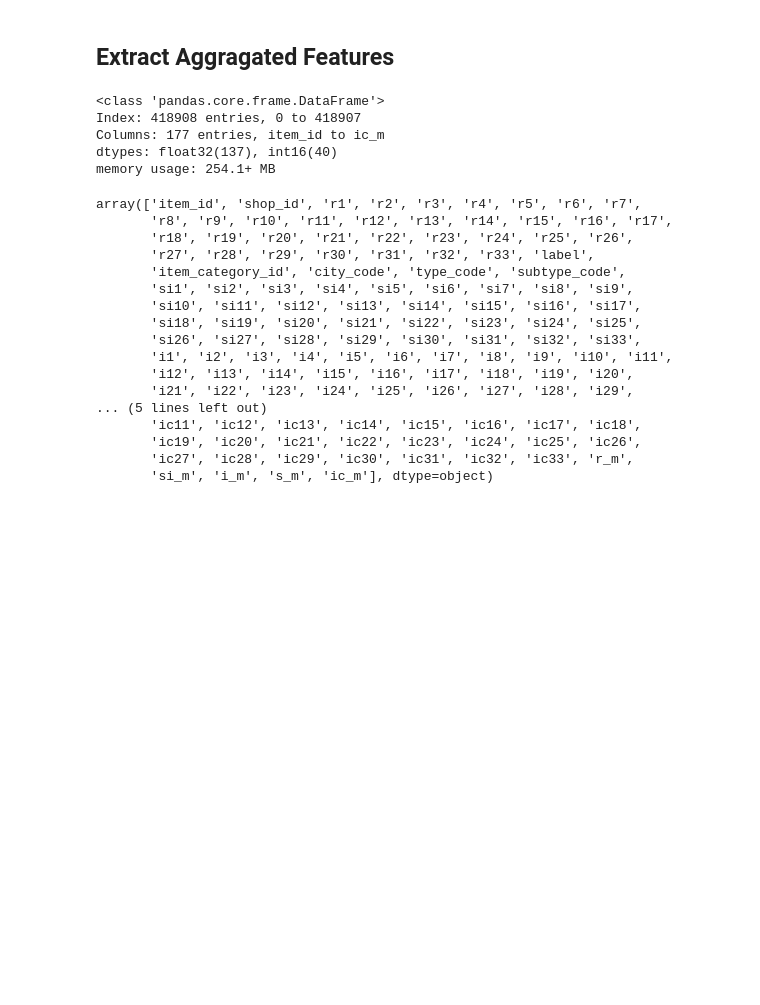
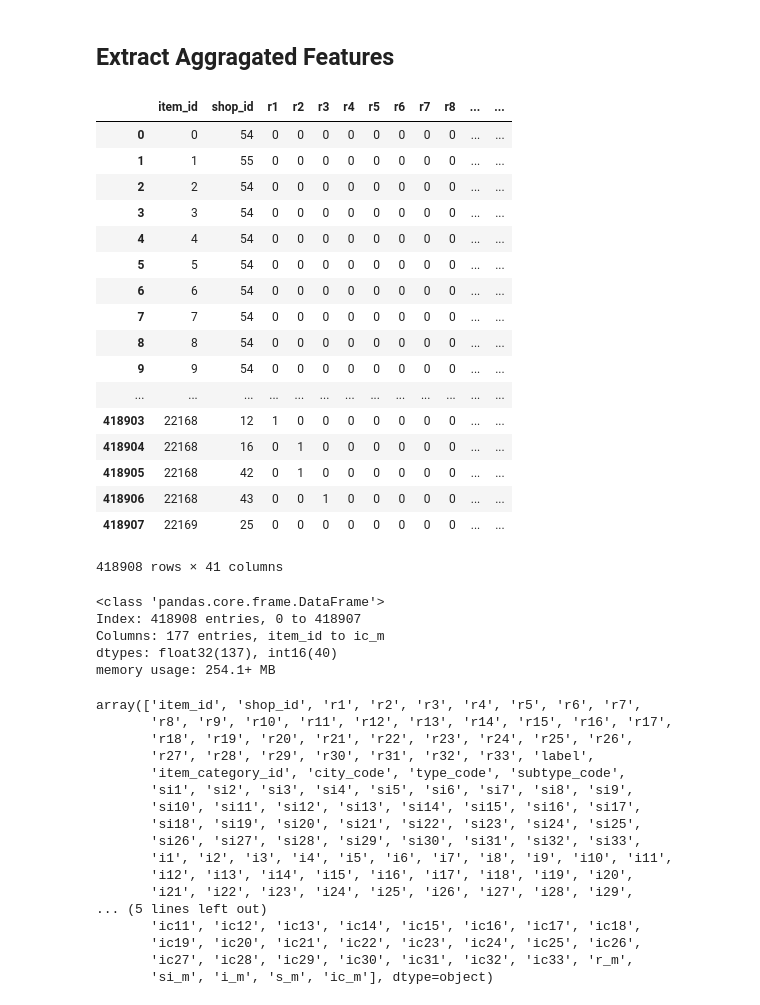
Before and after one commit to blessingkoketso/kaggle-competitive-data-science-predict-future-sales, a Jupyter notebook: solution/predict_future_sales_solution_2_xgb.ipynb, the cells around one changed output. Cells and saved outputs as stored; diff of their text form; code cells hidden in the pictures; blank space fills up the shorter version.

```diff
--- a/solution/predict_future_sales_solution_2_xgb.ipynb
+++ b/solution/predict_future_sales_solution_2_xgb.ipynb
@@ -44,4 +44,0 @@ sales_df['item_cnt_day'] = sales_df['item_cnt_day'].astype('int16')
-# %%
-item_df['item_id'] = item_df['item_id'].astype('int16')
-item_df['item_name'] = item_df['item_name'].astype('str')
-item_df['item_category_id'] = item_df['item_category_id'].astype('int16')
@@ -54,3 +47,15 @@ category_df['item_category_id'] = category_df['item_category_id'].astype('int16'
+# %%
+sales_df = _transfer_type(sales_df, ['date_block_num', 'shop_id', 'item_id', 'item_cnt_day'], 'int16')
+sales_df = _transfer_type(sales_df, ['item_price'], 'float32')
+
+item_df = _transfer_type(item_df, ['item_id', 'item_category_id'], 'int16')
+item_df['item_name'] = item_df['item_name'].astype('str')
+
+shop_df['shop_name'] = shop_df['shop_name'].astype('str')
+shop_df['shop_id'] = shop_df['shop_id'].astype('int16')
+
+category_df['item_category_name'] = category_df['item_category_name'].astype('str')
+category_df['item_category_id'] = category_df['item_category_id'].astype('int16')
 # %% [markdown]
 ### Clear the data out of range
 # %%
@@ -162,3 +152,8 @@ category_df['subtype_code'] = encoder.transform(category_df['subtype'])
 sales_record_df = pd.merge(sales_record_df, item_df, on=['item_id'], how='left')
 sales_record_df = pd.merge(sales_record_df, shop_df, on=['shop_id'], how='left')
 sales_record_df = pd.merge(sales_record_df, category_df, on=['item_category_id'], how='left')
+
+sales_record_df = sales_record_df.drop(['city', 'type', 'subtype', 'item_name', 'shop_name', 'item_category_name'], axis=1)
+sales_record_df = _transfer_type(sales_record_df, ['item_category_id', 'city_code', 'type_code', 'subtype_code'], 'int16')
+
+sales_record_df.info()
@@ -177,8 +178,3 @@ sales_record_df = sales_record_df.drop(['city', 'type', 'subtype', 'item_name',
-# %%
-sales_record_df['item_category_id'] = sales_record_df['item_category_id'].astype('int16')
-sales_record_df['city_code'] = sales_record_df['city_code'].astype('int16')
-sales_record_df['type_code'] = sales_record_df['type_code'].astype('int16')
-sales_record_df['subtype_code'] = sales_record_df['subtype_code'].astype('int16')
 # %% [markdown]
 ## Extract Aggragated Features
 # %%
@@ -209,6 +205,27 @@ def _mean(df, prefix):
     df[prefix+'_m'] = df[arr].mean()
     df[prefix+'_m'] = df[prefix+'_m'].astype('float32')
     return df
+# %%
+_mean(sales_record_df, 'r')
+# %% [output]
+|  | item_id | shop_id | r1 | r2 | r3 | r4 | r5 | r6 | r7 | r8 | ... | ... |
+| 0 | 0 | 54 | 0 | 0 | 0 | 0 | 0 | 0 | 0 | 0 | ... | ... |
+| 1 | 1 | 55 | 0 | 0 | 0 | 0 | 0 | 0 | 0 | 0 | ... | ... |
+| 2 | 2 | 54 | 0 | 0 | 0 | 0 | 0 | 0 | 0 | 0 | ... | ... |
+| 3 | 3 | 54 | 0 | 0 | 0 | 0 | 0 | 0 | 0 | 0 | ... | ... |
+| 4 | 4 | 54 | 0 | 0 | 0 | 0 | 0 | 0 | 0 | 0 | ... | ... |
+| 5 | 5 | 54 | 0 | 0 | 0 | 0 | 0 | 0 | 0 | 0 | ... | ... |
+| 6 | 6 | 54 | 0 | 0 | 0 | 0 | 0 | 0 | 0 | 0 | ... | ... |
+| 7 | 7 | 54 | 0 | 0 | 0 | 0 | 0 | 0 | 0 | 0 | ... | ... |
+| 8 | 8 | 54 | 0 | 0 | 0 | 0 | 0 | 0 | 0 | 0 | ... | ... |
+| 9 | 9 | 54 | 0 | 0 | 0 | 0 | 0 | 0 | 0 | 0 | ... | ... |
+| ... | ... | ... | ... | ... | ... | ... | ... | ... | ... | ... | ... | ... |
+| 418903 | 22168 | 12 | 1 | 0 | 0 | 0 | 0 | 0 | 0 | 0 | ... | ... |
+| 418904 | 22168 | 16 | 0 | 1 | 0 | 0 | 0 | 0 | 0 | 0 | ... | ... |
+| 418905 | 22168 | 42 | 0 | 1 | 0 | 0 | 0 | 0 | 0 | 0 | ... | ... |
+| 418906 | 22168 | 43 | 0 | 0 | 1 | 0 | 0 | 0 | 0 | 0 | ... | ... |
+| 418907 | 22169 | 25 | 0 | 0 | 0 | 0 | 0 | 0 | 0 | 0 | ... | ... |
+418908 rows × 41 columns
 # %%
 sales_record_df = sales_record_df.fillna(0)
 sales_record_df = _mean(sales_record_df, 'r')
```
Also changed, not shown: parts of 21 cells of this notebook, 2 other files.
